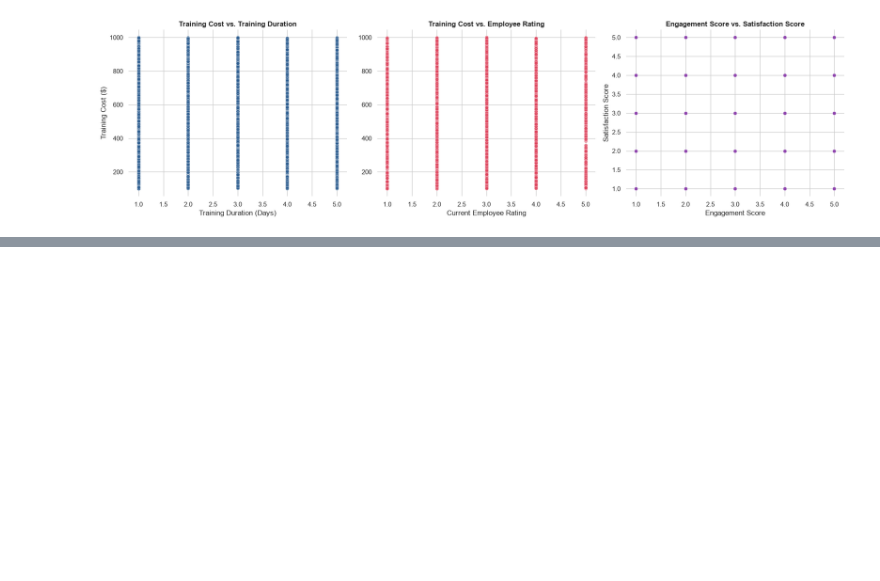
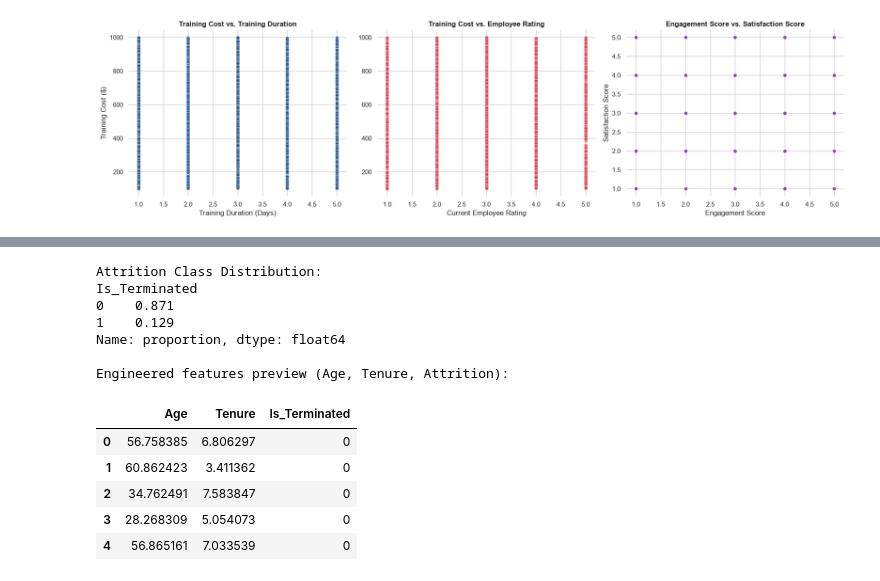
Before and after one commit to Ali-Khamis45/orangelab1, a Jupyter notebook: taskLAB1orange.ipynb, the cells around one changed output, grey strips where cells are left out. Drawn from its saved outputs; the diff is of its cells as text; code cells hidden in the pictures; blank space fills up the shorter version.

```diff
--- a/taskLAB1orange.ipynb
+++ b/taskLAB1orange.ipynb
@@ -984,0 +995,39 @@ plt.show()
+# %%
+# Convert date columns to standard pandas datetime objects
+data_ml['StartDate'] = pd.to_datetime(data_ml['StartDate'])
+data_ml['ExitDate'] = pd.to_datetime(data_ml['ExitDate'])
+data_ml['DOB'] = pd.to_datetime(data_ml['DOB'])
+
+# Define a reference date representing the current analysis time (July 11, 2026)
+reference_date = pd.to_datetime('2026-07-11')
+
+# Engineer Employee Age (in years)
+data_ml['Age'] = (reference_date - data_ml['DOB']).dt.days / 365.25
+
+# Engineer Employee Tenure (length of employment in years)
+data_ml['Tenure'] = np.where(
+    data_ml['ExitDate'].isna(),
+    (reference_date - data_ml['StartDate']).dt.days / 365.25,
+    (data_ml['ExitDate'] - data_ml['StartDate']).dt.days / 365.25
+)
+
+# Define the binary attrition target (1 if terminated, 0 if active/other status)
+data_ml['Is_Terminated'] = np.where(data_ml['EmployeeStatus'].str.contains('Terminated'), 1, 0)
+
+print(f"Attrition Class Distribution:\n{data_ml['Is_Terminated'].value_counts(normalize=True)}")
+print(f"\nEngineered features preview (Age, Tenure, Attrition):")
+data_ml[['Age', 'Tenure', 'Is_Terminated']].head()
+# %% [output]
+Attrition Class Distribution:
+Is_Terminated
+0    0.871
+1    0.129
+Name: proportion, dtype: float64
+
+Engineered features preview (Age, Tenure, Attrition):
+|  | Age | Tenure | Is_Terminated |
+| 0 | 56.758385 | 6.806297 | 0 |
+| 1 | 60.862423 | 3.411362 | 0 |
+| 2 | 34.762491 | 7.583847 | 0 |
+| 3 | 28.268309 | 5.054073 | 0 |
+| 4 | 56.865161 | 7.033539 | 0 |
```
Also changed, not shown: parts of 7 cells of this notebook, 1 other file.
